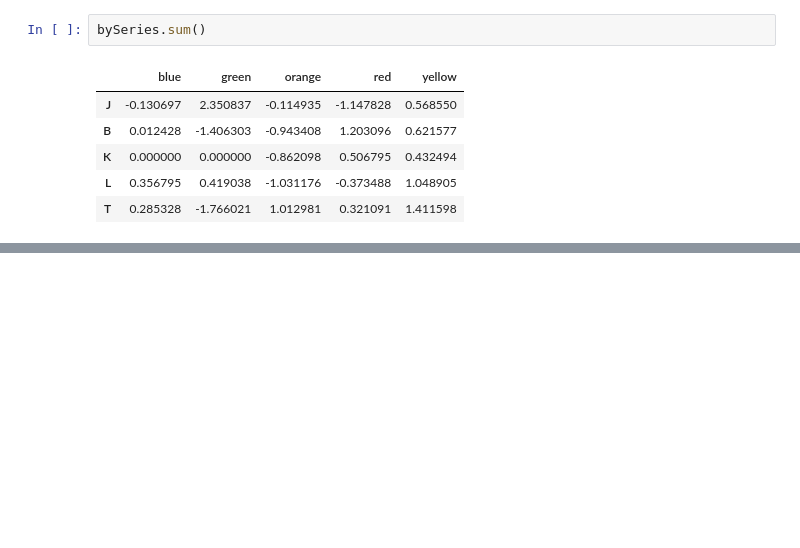
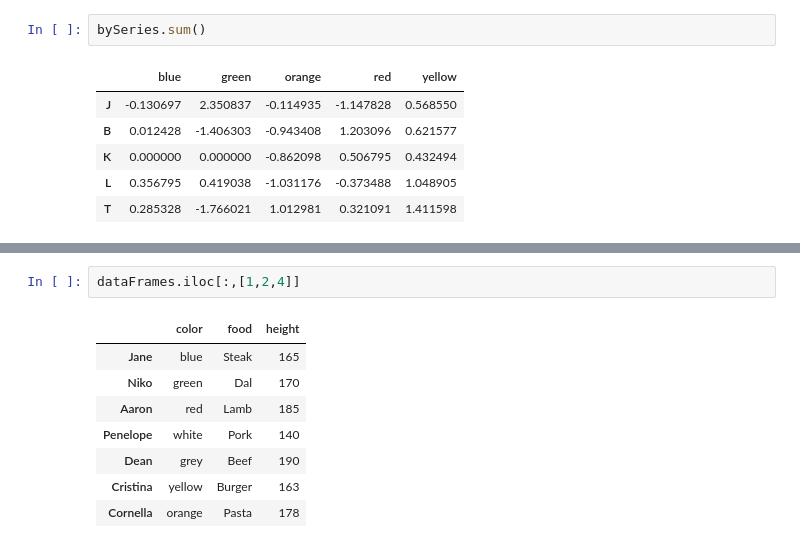
Before and after one commit to ddb95/BooksandCode, a Jupyter notebook: PythonForDataAnalysisWesMcKinneyBook/Chapter_10_Data_Aggregation_and_Group_Operations.ipynb, the cells around one changed output, grey strips where cells are left out. Cells and saved outputs as stored; diff of their text form; blank space fills up the shorter version.

```diff
--- a/PythonForDataAnalysisWesMcKinneyBook/Chapter_10_Data_Aggregation_and_Group_Operations.ipynb
+++ b/PythonForDataAnalysisWesMcKinneyBook/Chapter_10_Data_Aggregation_and_Group_Operations.ipynb
@@ -344,0 +423,11 @@ bySeries.sum()
+# %%
+dataFrames.iloc[:,[1,2,4]]
+# %% [output]
+|  | color | food | height |
+| Jane | blue | Steak | 165 |
+| Niko | green | Dal | 170 |
+| Aaron | red | Lamb | 185 |
+| Penelope | white | Pork | 140 |
+| Dean | grey | Beef | 190 |
+| Cristina | yellow | Burger | 163 |
+| Cornella | orange | Pasta | 178 |
```
Also changed, not shown: parts of 12 cells of this notebook.
